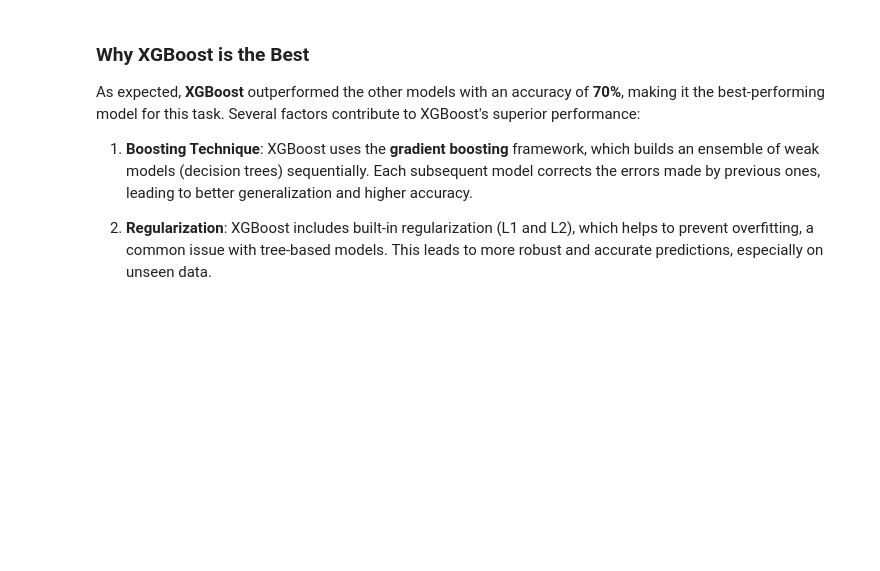
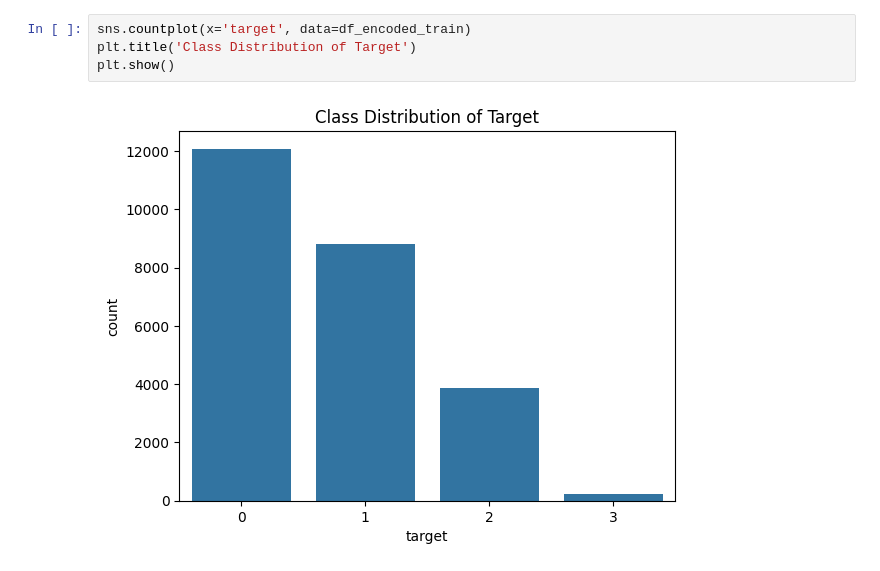
Before and after one commit to Matlpb/Multi-classification, a Jupyter notebook: engine.ipynb, the cells around one changed output. Saved outputs shown, nothing was run; the diff lists cells and outputs as text; blank space fills up the shorter version.

```diff
--- a/engine.ipynb
+++ b/engine.ipynb
@@ -801,8 +764,6 @@ Predictions for xgb saved to /Users/matthieu/Downloads/candidat_2/predictions_xg
-# %% [markdown]
-### Why XGBoost is the Best
-
-As expected, **XGBoost** outperformed the other models with an accuracy of **70%**, making it the best-performing model for this task. Several factors contribute to XGBoost's superior performance:
-
-1.  **Boosting Technique**: XGBoost uses the **gradient boosting** framework, which builds an ensemble of weak models (decision trees) sequentially. Each subsequent model corrects the errors made by previous ones, leading to better generalization and higher accuracy.
-
-2.  **Regularization**: XGBoost includes built-in regularization (L1 and L2), which helps to prevent overfitting, a common issue with tree-based models. This leads to more robust and accurate predictions, especially on unseen data.
+# %%
+sns.countplot(x='target', data=df_encoded_train)
+plt.title('Class Distribution of Target')
+plt.show()
+# %% [output]
+[figure, added]
```
Also changed, not shown: parts of 21 cells of this notebook, 7 other files.
